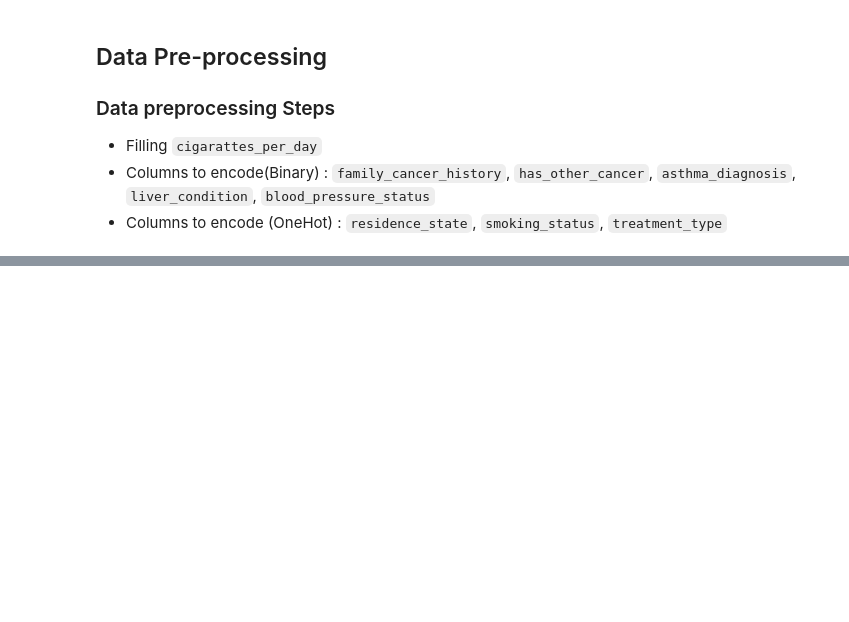
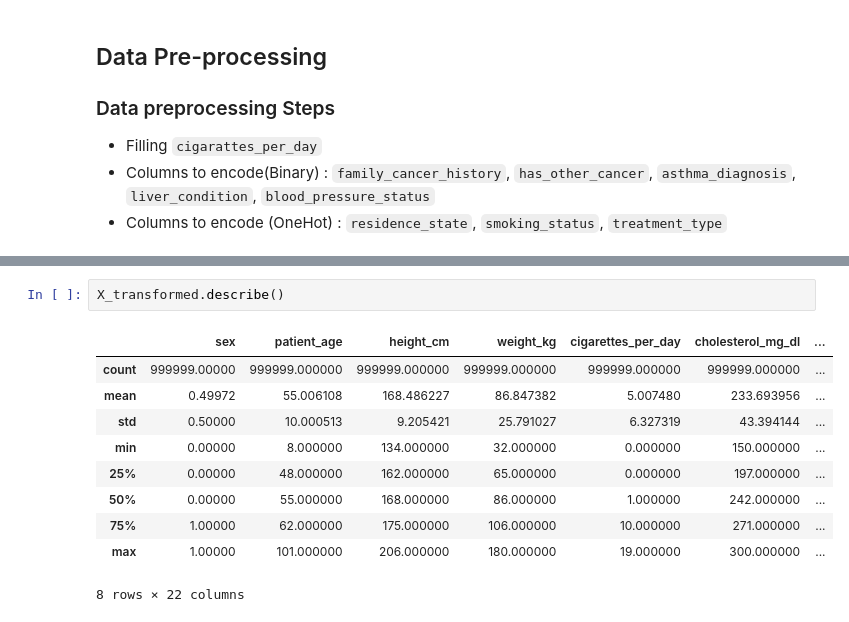
Before and after one commit to rivindu-ashinsa/Lung-Cancer-Prediction, a Jupyter notebook: metamorphs (1).ipynb, the cells around one changed output, grey strips where cells are left out. Cells and saved outputs as stored; diff of their text form; blank space fills up the shorter version.

```diff
--- a/metamorphs (1).ipynb
+++ b/metamorphs (1).ipynb
@@ -381,0 +268,13 @@ pipeline.fit_transform(df)
+# %%
+X_transformed.describe()
+# %% [output]
+|  | sex | patient_age | height_cm | weight_kg | cigarettes_per_day | cholesterol_mg_dl | ... |
+| count | 999999.00000 | 999999.000000 | 999999.000000 | 999999.000000 | 999999.000000 | 999999.000000 | ... |
+| mean | 0.49972 | 55.006108 | 168.486227 | 86.847382 | 5.007480 | 233.693956 | ... |
+| std | 0.50000 | 10.000513 | 9.205421 | 25.791027 | 6.327319 | 43.394144 | ... |
+| min | 0.00000 | 8.000000 | 134.000000 | 32.000000 | 0.000000 | 150.000000 | ... |
+| 25% | 0.00000 | 48.000000 | 162.000000 | 65.000000 | 0.000000 | 197.000000 | ... |
+| 50% | 0.00000 | 55.000000 | 168.000000 | 86.000000 | 1.000000 | 242.000000 | ... |
+| 75% | 1.00000 | 62.000000 | 175.000000 | 106.000000 | 10.000000 | 271.000000 | ... |
+| max | 1.00000 | 101.000000 | 206.000000 | 180.000000 | 19.000000 | 300.000000 | ... |
+8 rows × 22 columns
```
Also changed, not shown: parts of 53 cells of this notebook.
